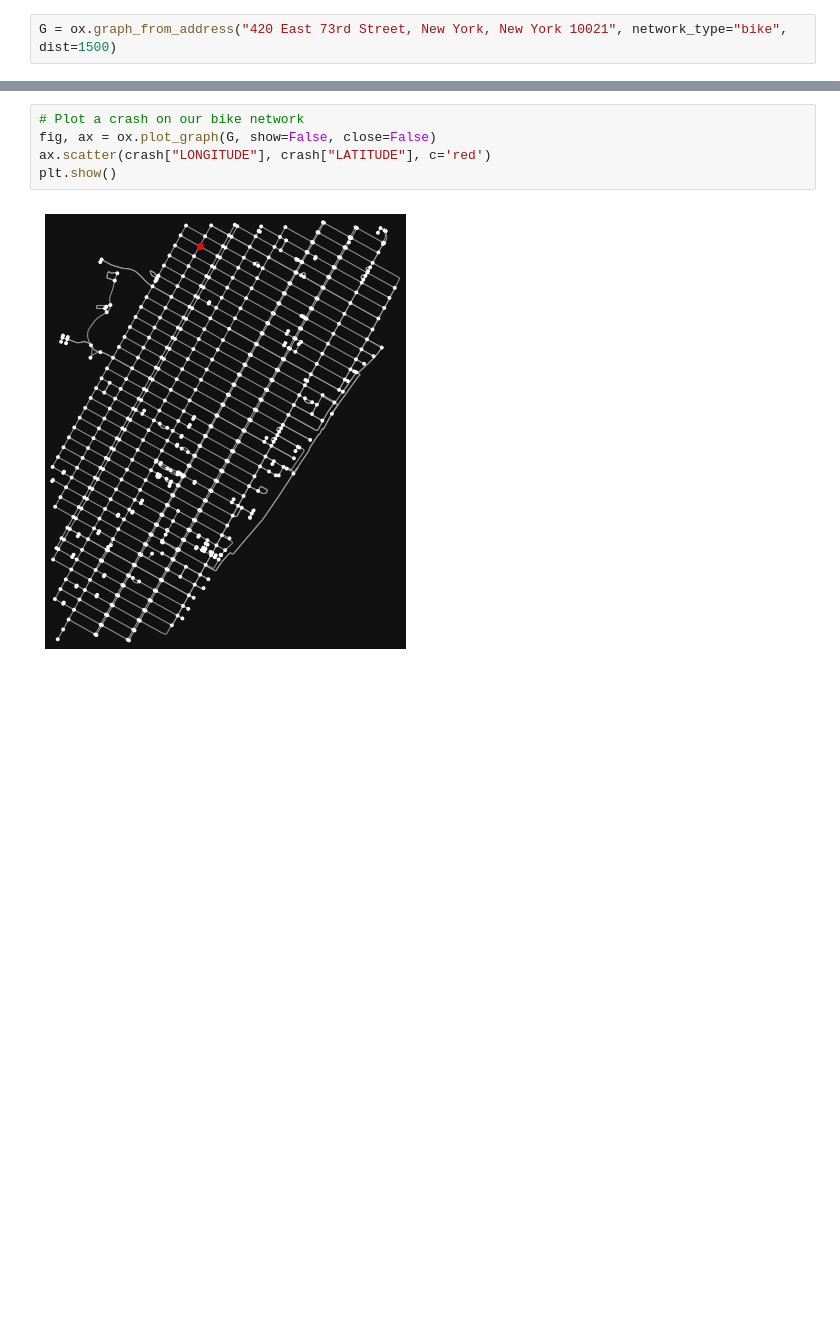
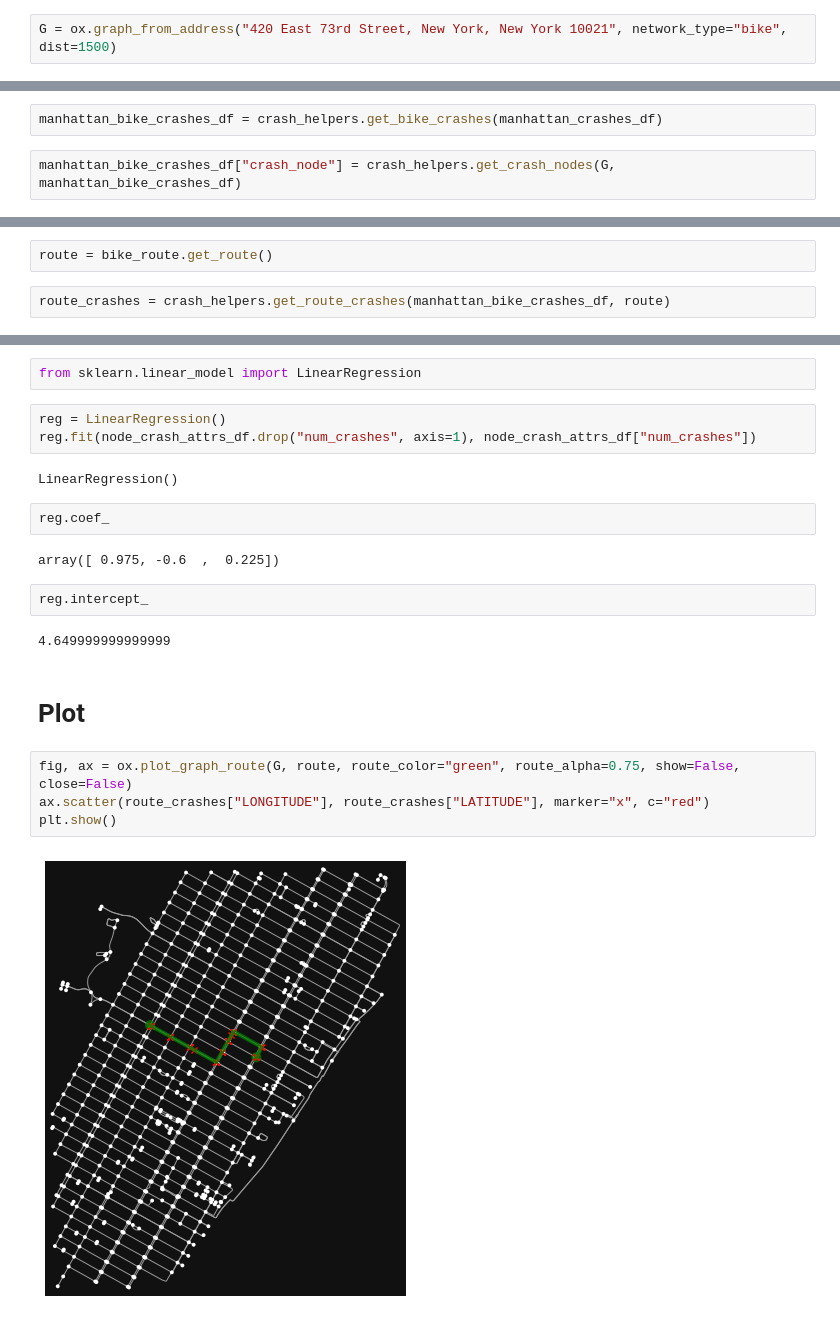
Before and after one commit to clyman23/spoke, a Jupyter notebook: notebooks/conorlyman/baseline-danger-metric.ipynb, the cells around one changed output, grey strips where cells are left out. Drawn from its saved outputs; the diff is of its cells as text; blank space fills up the shorter version.

Commit message:
Gets some initial linear regression for crashes and road types

```diff
--- a/notebooks/conorlyman/baseline-danger-metric.ipynb
+++ b/notebooks/conorlyman/baseline-danger-metric.ipynb
@@ -87,0 +65,4 @@ G = ox.graph_from_address("420 East 73rd Street, New York, New York 10021", netw
+# %%
+manhattan_bike_crashes_df = crash_helpers.get_bike_crashes(manhattan_crashes_df)
+# %%
+manhattan_bike_crashes_df["crash_node"] = crash_helpers.get_crash_nodes(G, manhattan_bike_crashes_df)
@@ -87,0 +85,4 @@ G = ox.graph_from_address("420 East 73rd Street, New York, New York 10021", netw
+# %%
+route = bike_route.get_route()
+# %%
+route_crashes = crash_helpers.get_route_crashes(manhattan_bike_crashes_df, route)
@@ -88,7 +130,23 @@ G = ox.graph_from_address("420 East 73rd Street, New York, New York 10021", netw
+# %%
+from sklearn.linear_model import LinearRegression
+# %%
+reg = LinearRegression()
+reg.fit(node_crash_attrs_df.drop("num_crashes", axis=1), node_crash_attrs_df["num_crashes"])
+# %% [output]
+LinearRegression()
+# %%
+reg.coef_
+# %% [output]
+array([ 0.975, -0.6  ,  0.225])
+# %%
+reg.intercept_
+# %% [output]
+4.649999999999999
+# %% [markdown]
+# Plot
 # %%
-# Plot a crash on our bike network
-fig, ax = ox.plot_graph(G, show=False, close=False)
-ax.scatter(crash["LONGITUDE"], crash["LATITUDE"], c='red')
+fig, ax = ox.plot_graph_route(G, route, route_color="green", route_alpha=0.75, show=False, close=False)
+ax.scatter(route_crashes["LONGITUDE"], route_crashes["LATITUDE"], marker="x", c="red")
 plt.show()
 # %% [output]
-[figure, old version]
+[figure, new version]
```
Also changed, not shown: parts of 28 cells of this notebook, 4 other files.
